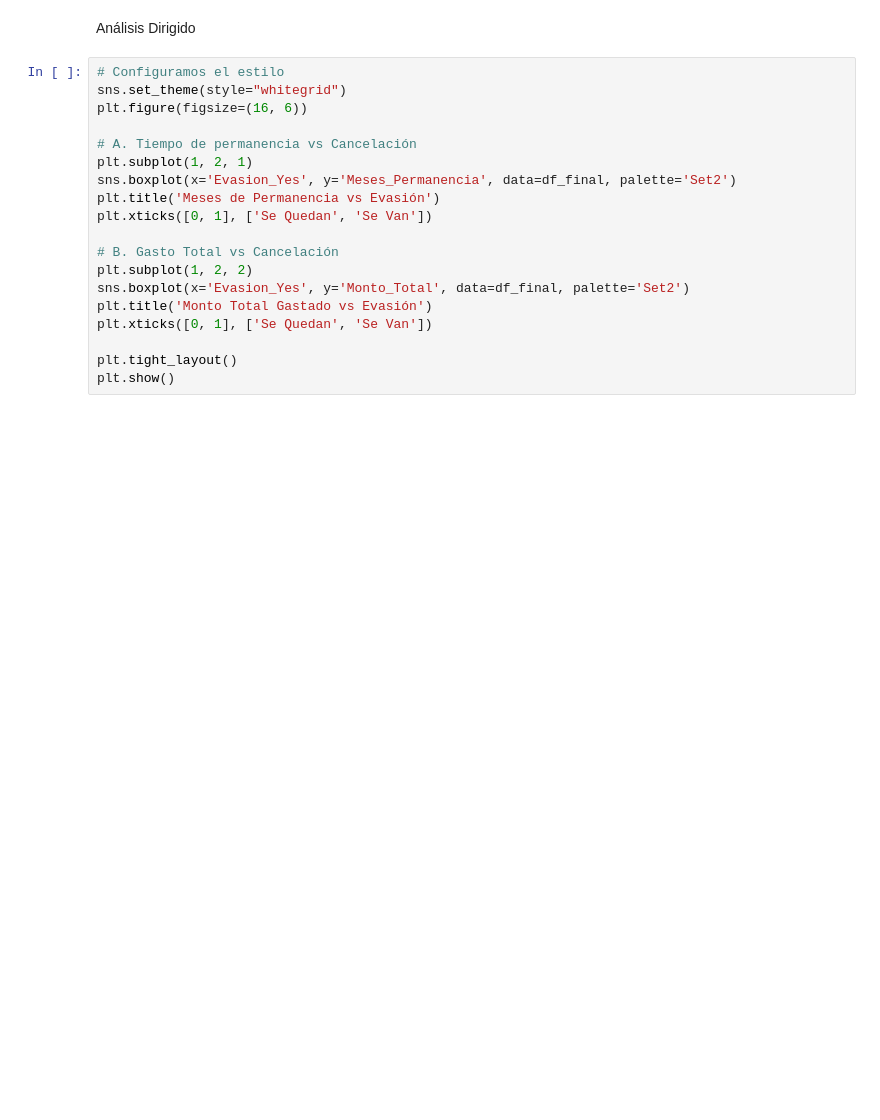
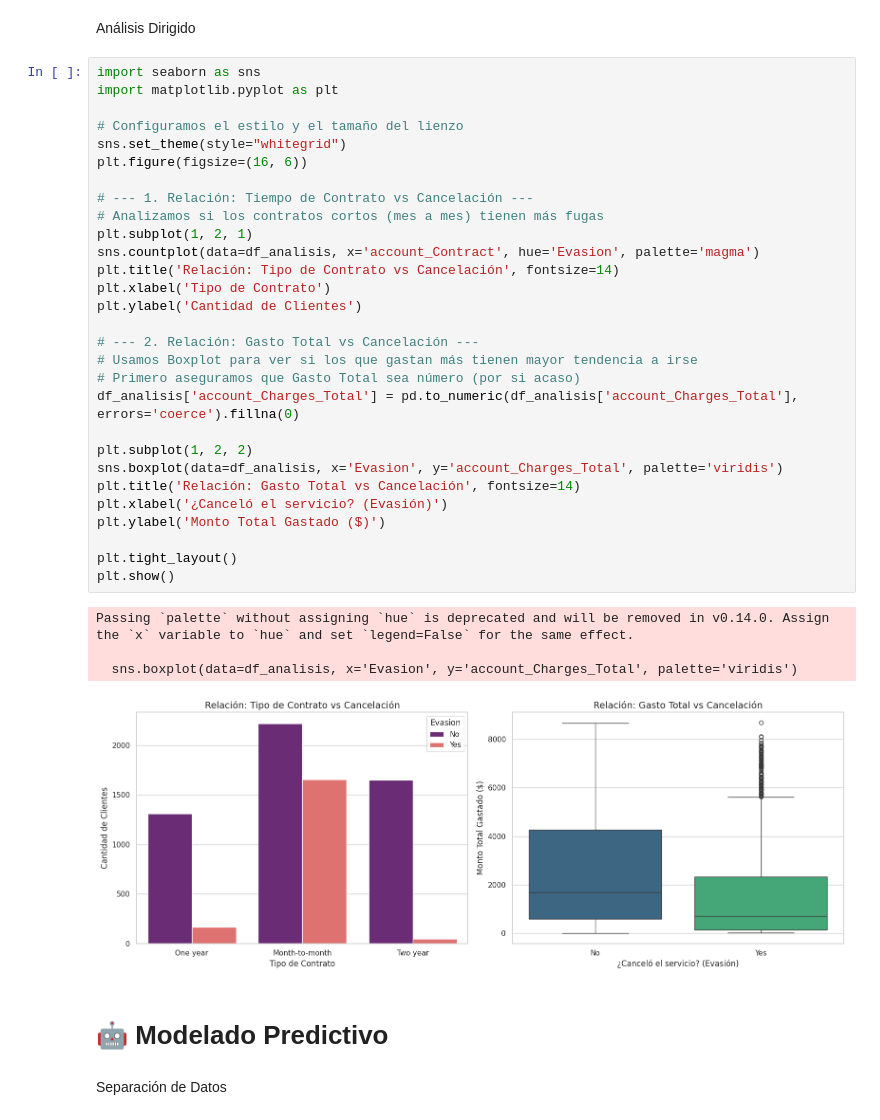
Before and after one commit to Karla12-B/Challenge-Telecom-2da-Parte, a Jupyter notebook: Desafio_Telecom_2da.ipynb, the cells around one changed output. Saved outputs shown, nothing was run; the diff lists cells and outputs as text; blank space fills up the shorter version.

```diff
--- a/Desafio_Telecom_2da.ipynb
+++ b/Desafio_Telecom_2da.ipynb
@@ -194,21 +233,40 @@ plt.show()
 # %% [markdown]
 Análisis Dirigido
-# %%
-# Configuramos el estilo
-sns.set_theme(style="whitegrid")
-plt.figure(figsize=(16, 6))
-
-# A. Tiempo de permanencia vs Cancelación
-plt.subplot(1, 2, 1)
-sns.boxplot(x='Evasion_Yes', y='Meses_Permanencia', data=df_final, palette='Set2')
-plt.title('Meses de Permanencia vs Evasión')
-plt.xticks([0, 1], ['Se Quedan', 'Se Van'])
-
-# B. Gasto Total vs Cancelación
-plt.subplot(1, 2, 2)
-sns.boxplot(x='Evasion_Yes', y='Monto_Total', data=df_final, palette='Set2')
-plt.title('Monto Total Gastado vs Evasión')
-plt.xticks([0, 1], ['Se Quedan', 'Se Van'])
-
-plt.tight_layout()
-plt.show()
+# %%
+import seaborn as sns
+import matplotlib.pyplot as plt
+
+# Configuramos el estilo y el tamaño del lienzo
+sns.set_theme(style="whitegrid")
+plt.figure(figsize=(16, 6))
+
+# --- 1. Relación: Tiempo de Contrato vs Cancelación ---
+# Analizamos si los contratos cortos (mes a mes) tienen más fugas
+plt.subplot(1, 2, 1)
+sns.countplot(data=df_analisis, x='account_Contract', hue='Evasion', palette='magma')
+plt.title('Relación: Tipo de Contrato vs Cancelación', fontsize=14)
+plt.xlabel('Tipo de Contrato')
+plt.ylabel('Cantidad de Clientes')
+
+# --- 2. Relación: Gasto Total vs Cancelación ---
+# Usamos Boxplot para ver si los que gastan más tienen mayor tendencia a irse
+# Primero aseguramos que Gasto Total sea número (por si acaso)
+df_analisis['account_Charges_Total'] = pd.to_numeric(df_analisis['account_Charges_Total'], errors='coerce').fillna(0)
+
+plt.subplot(1, 2, 2)
+sns.boxplot(data=df_analisis, x='Evasion', y='account_Charges_Total', palette='viridis')
+plt.title('Relación: Gasto Total vs Cancelación', fontsize=14)
+plt.xlabel('¿Canceló el servicio? (Evasión)')
+plt.ylabel('Monto Total Gastado ($)')
+
+plt.tight_layout()
+plt.show()
+# %% [output]
+Passing `palette` without assigning `hue` is deprecated and will be removed in v0.14.0. Assign the `x` variable to `hue` and set `legend=False` for the same effect.
+
+  sns.boxplot(data=df_analisis, x='Evasion', y='account_Charges_Total', palette='viridis')
+[figure, added]
+# %% [markdown]
+# 🤖 Modelado Predictivo
+# %% [markdown]
+Separación de Datos
```
Also changed, not shown: parts of 17 cells of this notebook.
